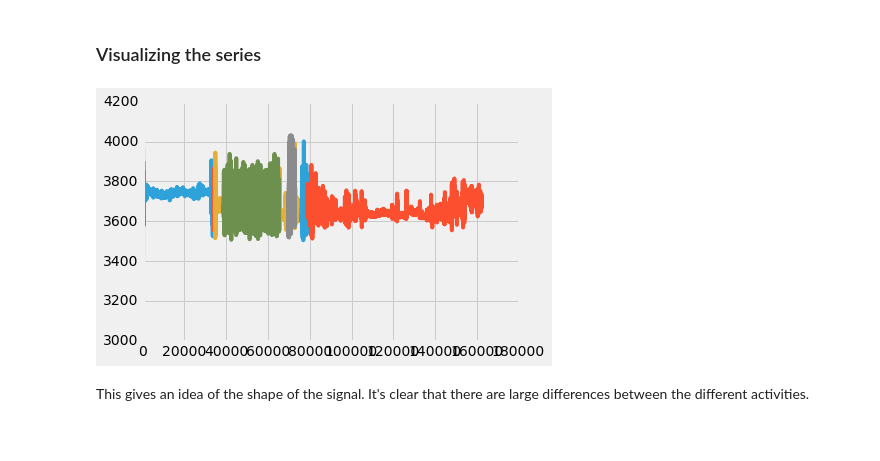
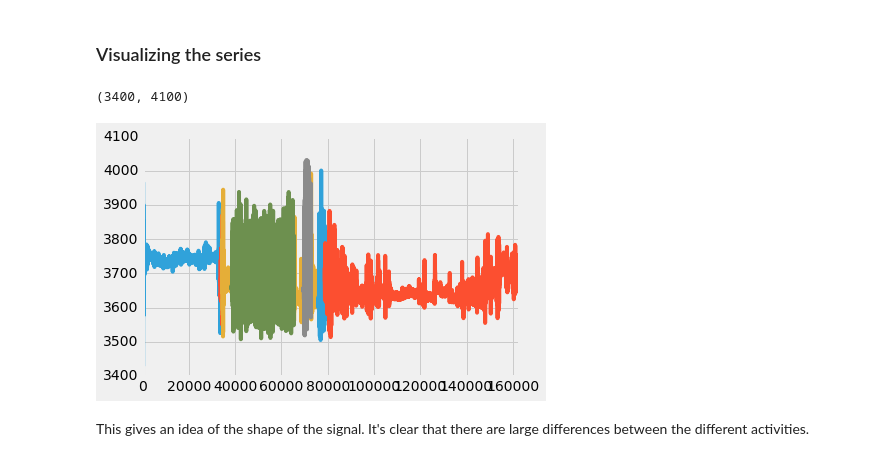
Before and after one commit to chipfranzen/chipfranzen.github.io, a Jupyter notebook: posts/predicting-activities-from-accelerometer-data/index.ipynb, the cells around one changed output. Cells and saved outputs as stored; diff of their text form; code cells hidden in the pictures.

```diff
--- a/posts/predicting-activities-from-accelerometer-data/index.ipynb
+++ b/posts/predicting-activities-from-accelerometer-data/index.ipynb
@@ -83,10 +83,13 @@ Name: target, dtype: float64
 # %%
 plt.style.use('fivethirtyeight')
 
 for c in range(1, 8):
     plt.plot(data[data['target'] == c]['m'])
+plt.xlim(0, len(data))
+plt.ylim(3400, 4100)
 # %% [output]
+(3400, 4100)
-[figure, old version]
+[figure, new version]
 # %% [markdown]
 This gives an idea of the shape of the signal. It's clear that there are large differences between the different activities.
 # %% [markdown]
```
Also changed, not shown: parts of 4 cells of this notebook, 2 other files.
